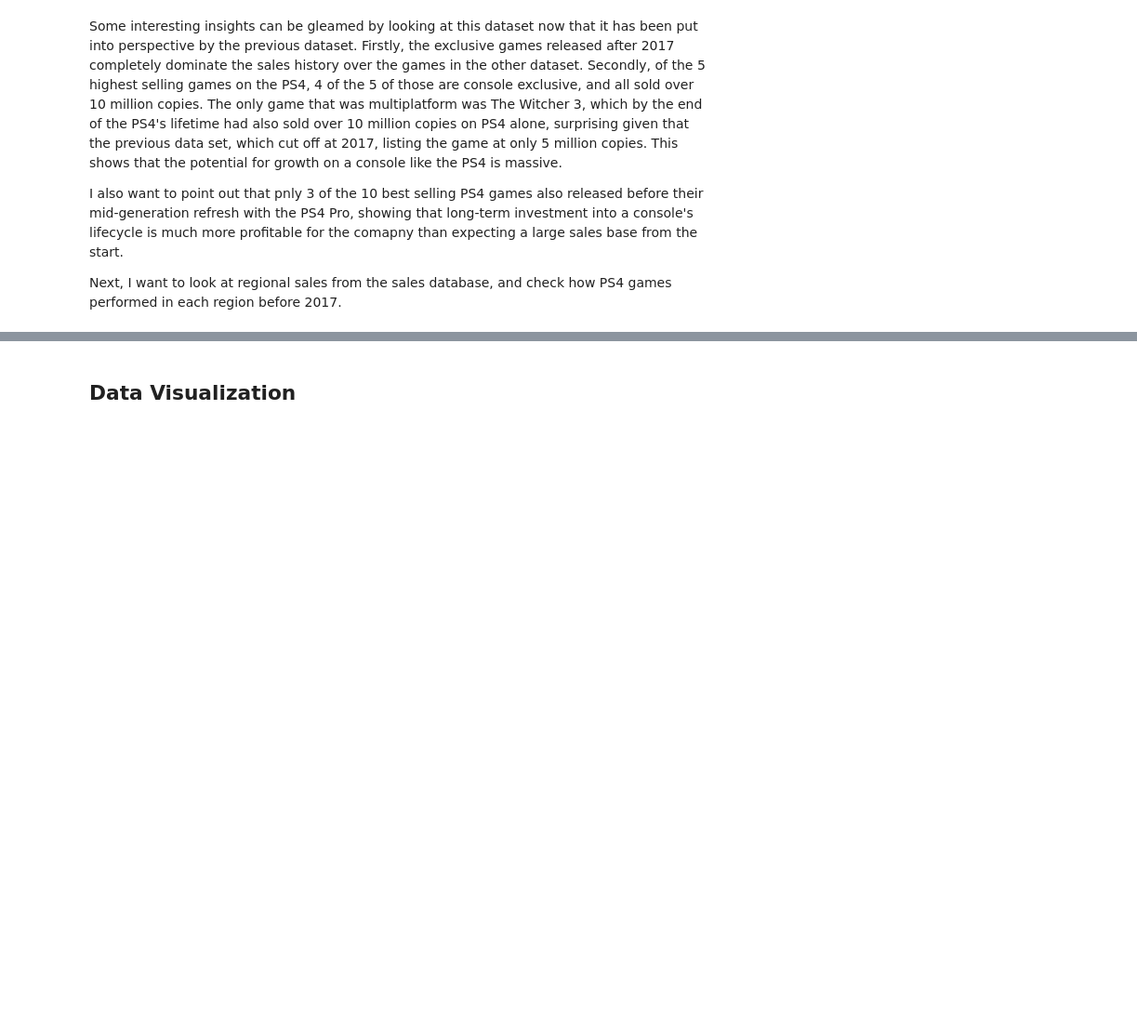
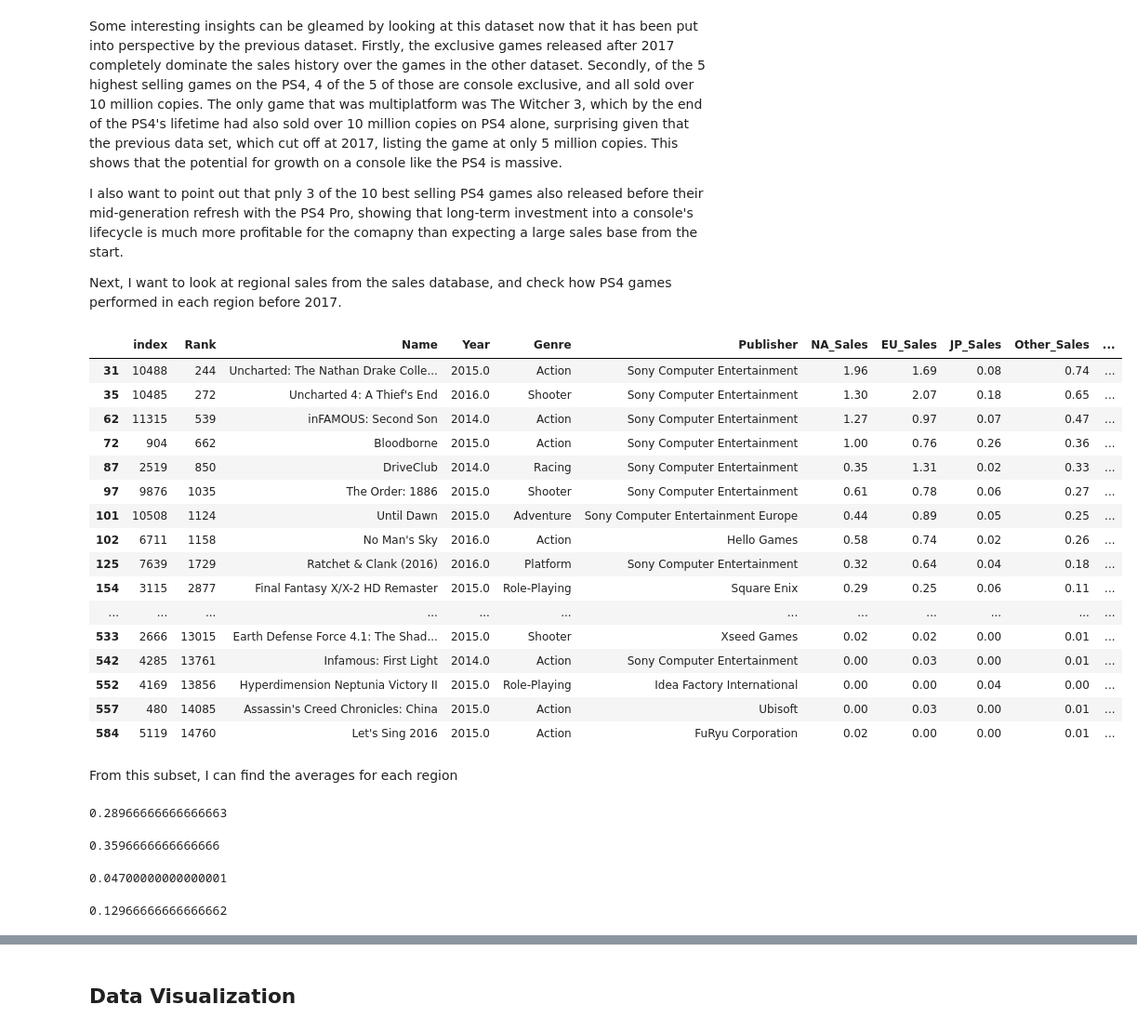
Before and after one commit to Rayan-Arshed/Data-Pipeline-Assessment-Video-Game-Data, a Jupyter notebook: Data-Pipeline-Assessment.ipynb, the cells around one changed output, grey strips where cells are left out. Shown at 93% size. Cells and saved outputs as stored; diff of their text form; code cells hidden in the pictures; blank space fills up the shorter version.

Commit message:
Analysis of regional sales

```diff
--- a/Data-Pipeline-Assessment.ipynb
+++ b/Data-Pipeline-Assessment.ipynb
@@ -1023,3 +1023,45 @@ Some interesting insights can be gleamed by looking at this dataset now that it
 I also want to point out that pnly 3 of the 10 best selling PS4 games also released before their mid-generation refresh with the PS4 Pro, showing that long-term investment into a console's lifecycle is much more profitable for the comapny than expecting a large sales base from the start.
 
 Next, I want to look at regional sales from the sales database, and check how PS4 games performed in each region before 2017.
+# %%
+df_subset = df_sales_new[df_sales_new["Year"] > 2013].sort_values("Global_Sales", ascending=False).reset_index()
+
+df_subset = df_subset[df_subset["Platforms"] == "PS4"].head(30)
+
+df_subset
+# %% [output]
+|  | index | Rank | Name | Year | Genre | Publisher | NA_Sales | EU_Sales | JP_Sales | Other_Sales | ... |
+| 31 | 10488 | 244 | Uncharted: The Nathan Drake Colle... | 2015.0 | Action | Sony Computer Entertainment | 1.96 | 1.69 | 0.08 | 0.74 | ... |
+| 35 | 10485 | 272 | Uncharted 4: A Thief's End | 2016.0 | Shooter | Sony Computer Entertainment | 1.30 | 2.07 | 0.18 | 0.65 | ... |
+| 62 | 11315 | 539 | inFAMOUS: Second Son | 2014.0 | Action | Sony Computer Entertainment | 1.27 | 0.97 | 0.07 | 0.47 | ... |
+| 72 | 904 | 662 | Bloodborne | 2015.0 | Action | Sony Computer Entertainment | 1.00 | 0.76 | 0.26 | 0.36 | ... |
+| 87 | 2519 | 850 | DriveClub | 2014.0 | Racing | Sony Computer Entertainment | 0.35 | 1.31 | 0.02 | 0.33 | ... |
+| 97 | 9876 | 1035 | The Order: 1886 | 2015.0 | Shooter | Sony Computer Entertainment | 0.61 | 0.78 | 0.06 | 0.27 | ... |
+| 101 | 10508 | 1124 | Until Dawn | 2015.0 | Adventure | Sony Computer Entertainment Europe | 0.44 | 0.89 | 0.05 | 0.25 | ... |
+| 102 | 6711 | 1158 | No Man's Sky | 2016.0 | Action | Hello Games | 0.58 | 0.74 | 0.02 | 0.26 | ... |
+| 125 | 7639 | 1729 | Ratchet & Clank (2016) | 2016.0 | Platform | Sony Computer Entertainment | 0.32 | 0.64 | 0.04 | 0.18 | ... |
+| 154 | 3115 | 2877 | Final Fantasy X/X-2 HD Remaster | 2015.0 | Role-Playing | Square Enix | 0.29 | 0.25 | 0.06 | 0.11 | ... |
+| ... | ... | ... | ... | ... | ... | ... | ... | ... | ... | ... | ... |
+| 533 | 2666 | 13015 | Earth Defense Force 4.1: The Shad... | 2015.0 | Shooter | Xseed Games | 0.02 | 0.02 | 0.00 | 0.01 | ... |
+| 542 | 4285 | 13761 | Infamous: First Light | 2014.0 | Action | Sony Computer Entertainment | 0.00 | 0.03 | 0.00 | 0.01 | ... |
+| 552 | 4169 | 13856 | Hyperdimension Neptunia Victory II | 2015.0 | Role-Playing | Idea Factory International | 0.00 | 0.00 | 0.04 | 0.00 | ... |
+| 557 | 480 | 14085 | Assassin's Creed Chronicles: China | 2015.0 | Action | Ubisoft | 0.00 | 0.03 | 0.00 | 0.01 | ... |
+| 584 | 5119 | 14760 | Let's Sing 2016 | 2015.0 | Action | FuRyu Corporation | 0.02 | 0.00 | 0.00 | 0.01 | ... |
+# %% [markdown]
+From this subset, I can find the averages for each region
+# %%
+df_subset["NA_Sales"].mean()
+# %% [output]
+0.28966666666666663
+# %%
+df_subset["EU_Sales"].mean()
+# %% [output]
+0.3596666666666666
+# %%
+df_subset["JP_Sales"].mean()
+# %% [output]
+0.04700000000000001
+# %%
+df_subset["Other_Sales"].mean()
+# %% [output]
+0.12966666666666662
```
Also changed, not shown: parts of 1 cell of this notebook.
